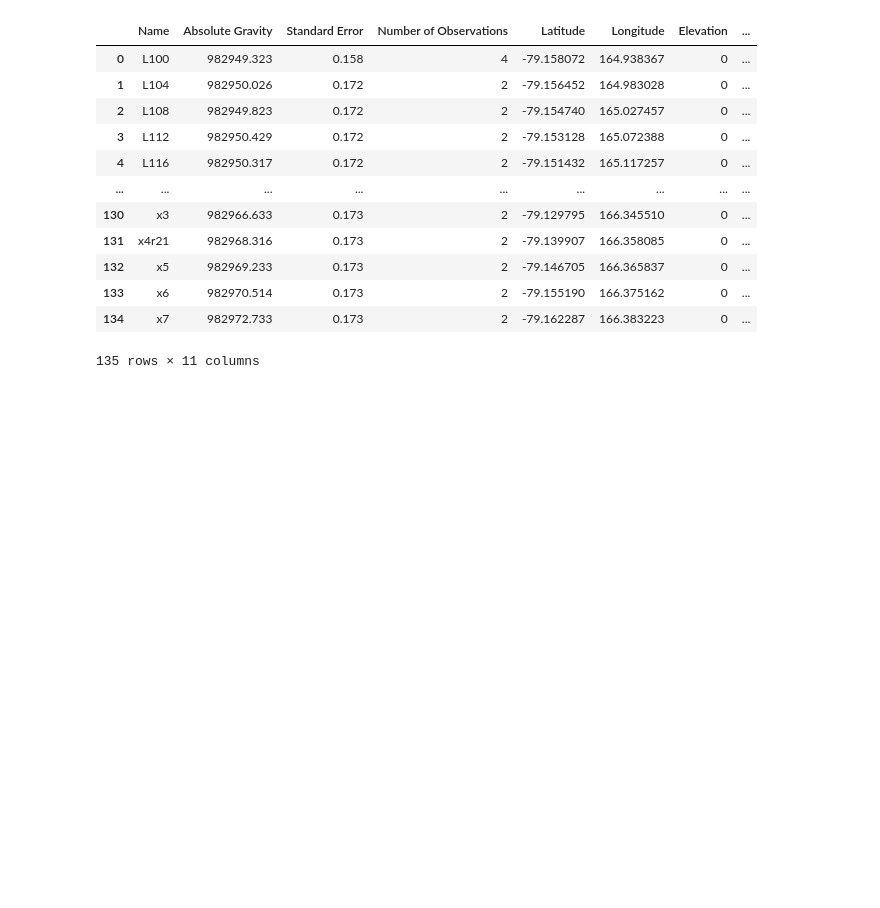
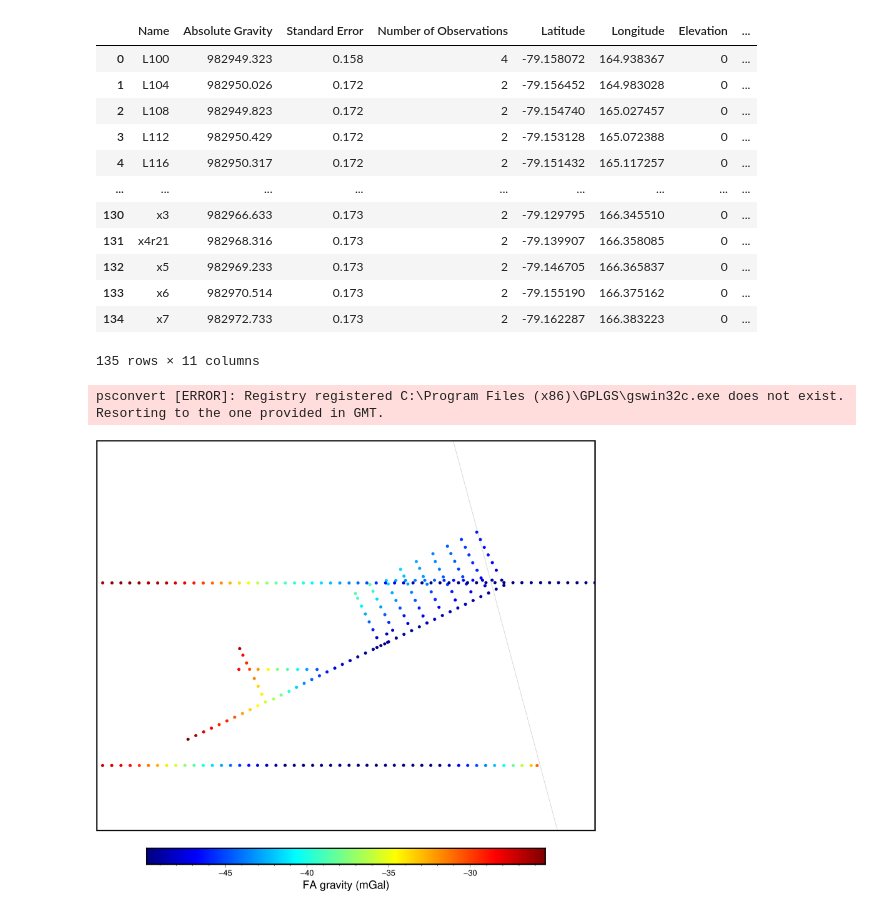
Before and after one commit to mdtanker/RIS_gravity_inversion, a Jupyter notebook: RIS_gravity_data.ipynb, the cells around one changed output. Saved outputs shown, nothing was run; the diff lists cells and outputs as text; code cells hidden in the pictures; blank space fills up the shorter version.

```diff
--- a/RIS_gravity_data.ipynb
+++ b/RIS_gravity_data.ipynb
@@ -278,12 +278,46 @@ DD
 # %%
 df=DD
 buffer=10e3
 n=df.y.min()-buffer
 s=df.y.max()+buffer
 e=df.x.min()-buffer
 w=df.x.max()+buffer
 
 df=rosetta_block
 df = df[df.y.between(n, s) & df.x.between(e, w)]
 
 DD['FA_shift']=DD.FA+(df.FA.mean()-DD.FA.mean())
+
+start_fig(n=n, s=s, e=e, w=w)
+
+
+df=DD
+# make color ramp scaled to points
+pygmt.makecpt(cmap="jet", series=[df.FA_shift.min(), df.FA_shift.max()], background=True)
+
+# plot points
+fig.plot(x=df.x,
+         y=df.y,
+         color=df.FA_shift,
+         style='c4p',
+         projection = fig_proj,
+         region=fig_reg,
+         cmap=True)
+
+df=rosetta_block
+
+# plot points
+fig.plot(x=df.x,
+         y=df.y,
+         color=df.FA,
+         style='c4p',
+         projection = fig_proj,
+         region=fig_reg,
+         cmap=True)
+
+fig.colorbar(frame='af+l"FA gravity (mGal)"')
+
+fig.show()
+# %% [output]
+psconvert [ERROR]: Registry registered C:\Program Files (x86)\GPLGS\gswin32c.exe does not exist. Resorting to the one provided in GMT.
+[figure, added]
```
Also changed, not shown: parts of 3 cells of this notebook, 19 other files.
